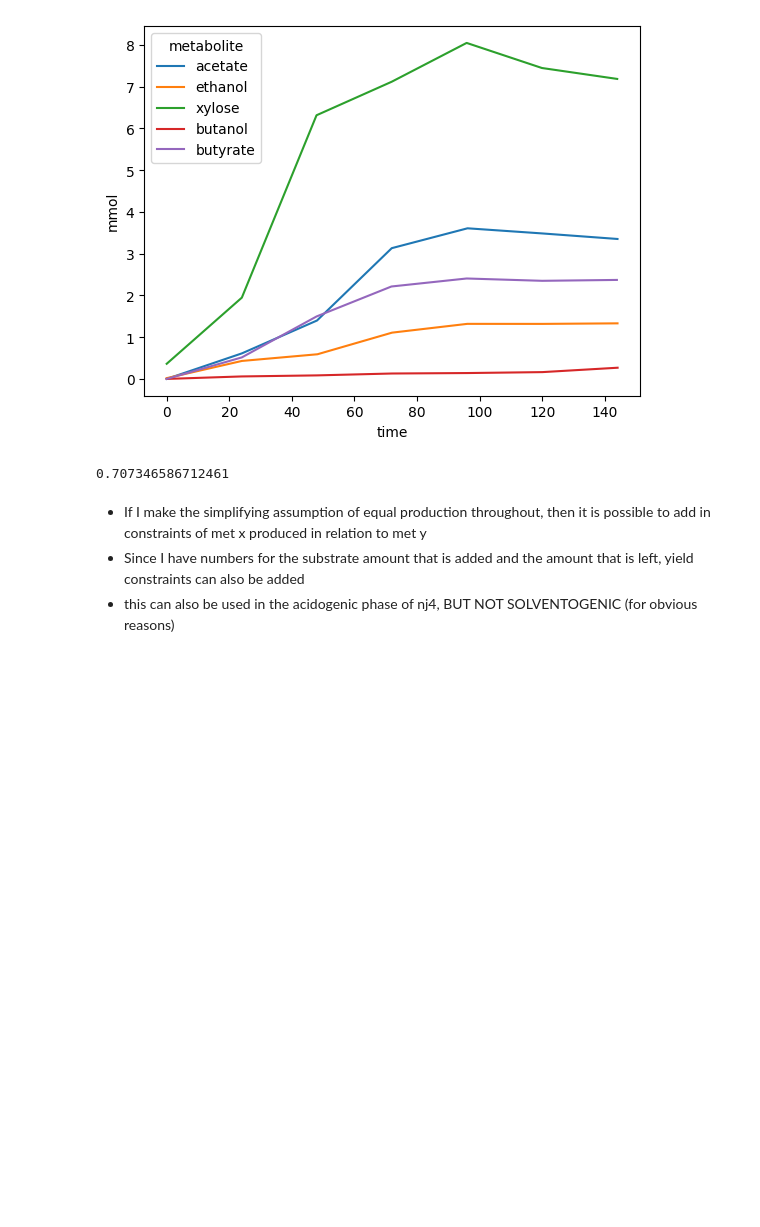
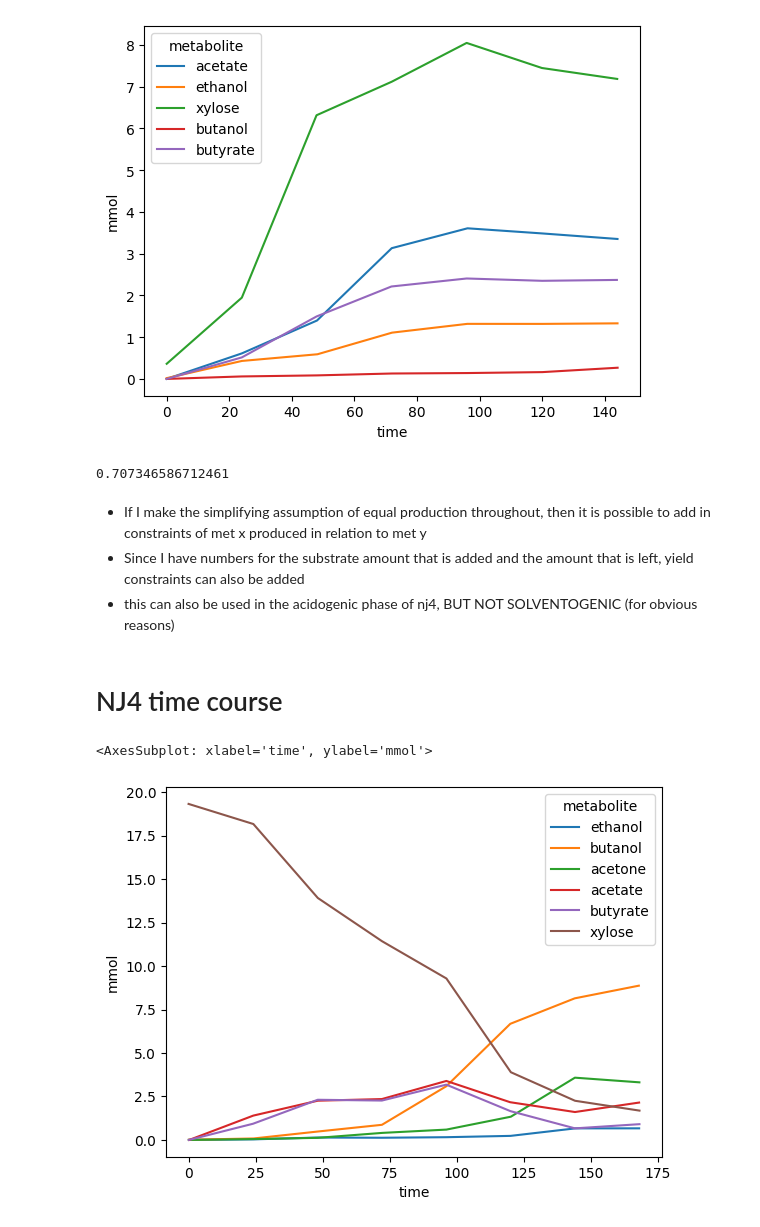
Before and after one commit to andreastallvik/BIOTBT3900, a Jupyter notebook: community_modelling/CBP_butanol/inspect_data.ipynb, the cells around one changed output. Drawn from its saved outputs; the diff is of its cells as text; code cells hidden in the pictures; blank space fills up the shorter version.

Commit message:
exp data for nj4

```diff
--- a/community_modelling/CBP_butanol/inspect_data.ipynb
+++ b/community_modelling/CBP_butanol/inspect_data.ipynb
@@ -38,3 +40,24 @@ final_amount['butyrate'] / final_amount['acetate']
 - If I make the simplifying assumption of equal production throughout, then it is possible to add in constraints of met x produced in relation to met y
 - Since I have numbers for the substrate amount that is added and the amount that is left, yield constraints can also be added
 - this can also be used in the acidogenic phase of nj4, BUT NOT SOLVENTOGENIC (for obvious reasons)
+# %% [markdown]
+# NJ4 time course
+# %%
+import pandas as pd
+from utils.unit_conversion import g_per_L_to_mmol
+
+nj4_data = pd.read_csv('exp_data/nj4.csv')
+# %%
+from utils.data_processing import remove_neg_vals
+
+remove_neg_vals(nj4_data, inplace=True)
+
+# get row for mmol
+nj4_data['mmol'] = nj4_data.apply(lambda row: g_per_L_to_mmol(row['metabolite'], row['g/L']), axis=1)
+# %%
+import seaborn as sns
+
+sns.lineplot(data=nj4_data, x='time', y='mmol', hue='metabolite')
+# %% [output]
+<AxesSubplot: xlabel='time', ylabel='mmol'>
+[figure, added]
```
Also changed, not shown: parts of 2 cells of this notebook, 1 other file.
